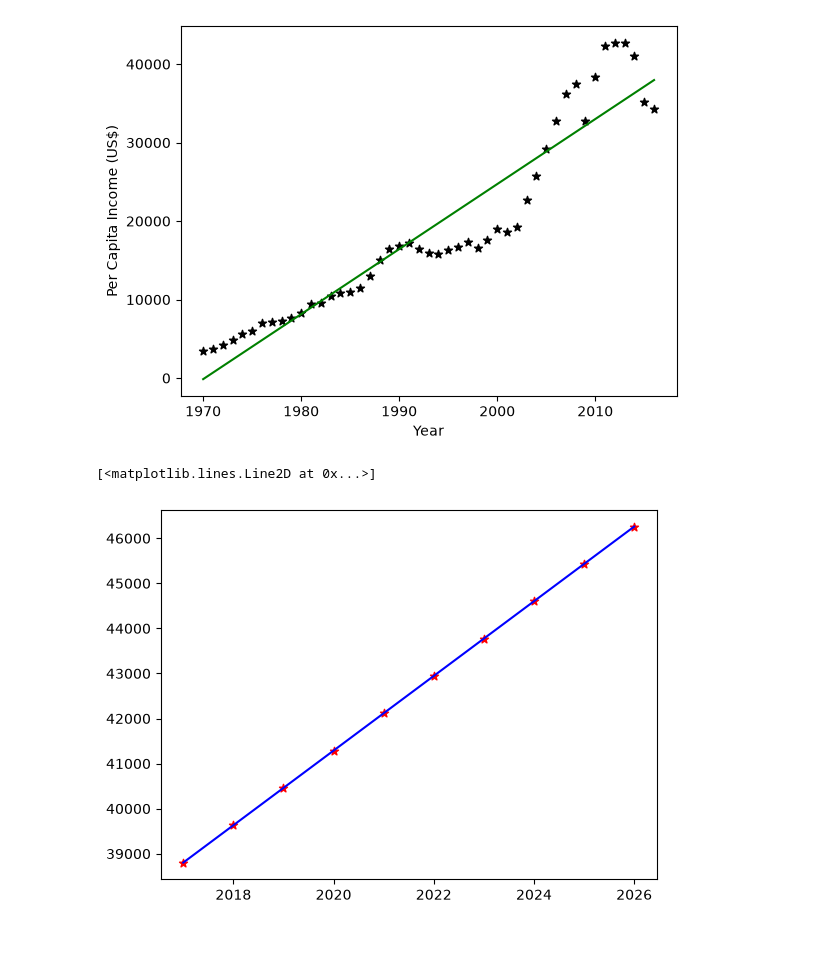
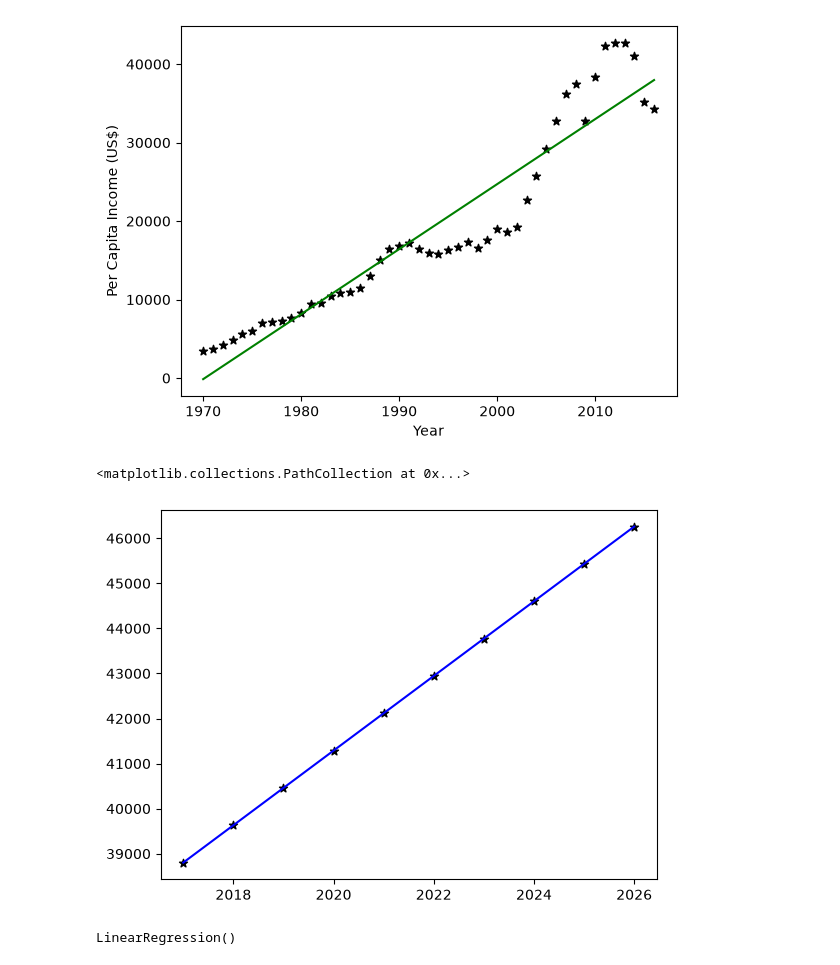
Before and after one commit to meghanaagnur/linear-regression, a Jupyter notebook: 02-Canada-Per-Capita-Income/canada_income_prediction.ipynb, the cells around one changed output. Saved outputs shown, nothing was run; the diff lists cells and outputs as text; code cells hidden in the pictures.

Commit message:
Add train_test_split and evaluation metrics

```diff
--- a/02-Canada-Per-Capita-Income/canada_income_prediction.ipynb
+++ b/02-Canada-Per-Capita-Income/canada_income_prediction.ipynb
@@ -13,5 +15,5 @@ from sklearn.linear_model import LinearRegression
 # %%
-df = pd.read_csv('canada_per_capita_income.csv')
+df = pd.read_csv('data/canada_per_capita_income.csv')
 # %%
 df.head()
 # %% [output]
@@ -44,10 +46,17 @@ plt.plot(df[['year']],reg.predict(df[['year']]),color='green')
 future = pd.DataFrame({'year': [year for year in range(2017, 2027)]})
 future['predicted_income'] = reg.predict(future)
 # %%
-plt.scatter(future_year,p,color='red',marker='*')
-plt.plot(future_year,reg.predict([[year] for year in future_year]),color ='blue')
+plt.plot(future['year'],future['predicted_income'],color ='blue')
+plt.scatter(future['year'],future['predicted_income'],color ='black', marker='*')
 # %% [output]
-[<matplotlib.lines.Line2D at 0x...>]
+<matplotlib.collections.PathCollection at 0x...>
-[figure, old version]
+[figure, new version]
 # %%
 future.to_csv('predicted_income.csv', index=False)
+# %%
+X = df[['year']]
+y= df['per capita income (US$)']
+X_train, X_test, y_train, y_test = train_test_split(X, y, test_size=0.2, random_state=42)
+reg.fit(X_train, y_train)
+# %% [output]
+LinearRegression()
```
Also changed, not shown: parts of 6 cells of this notebook, 2 other files.
